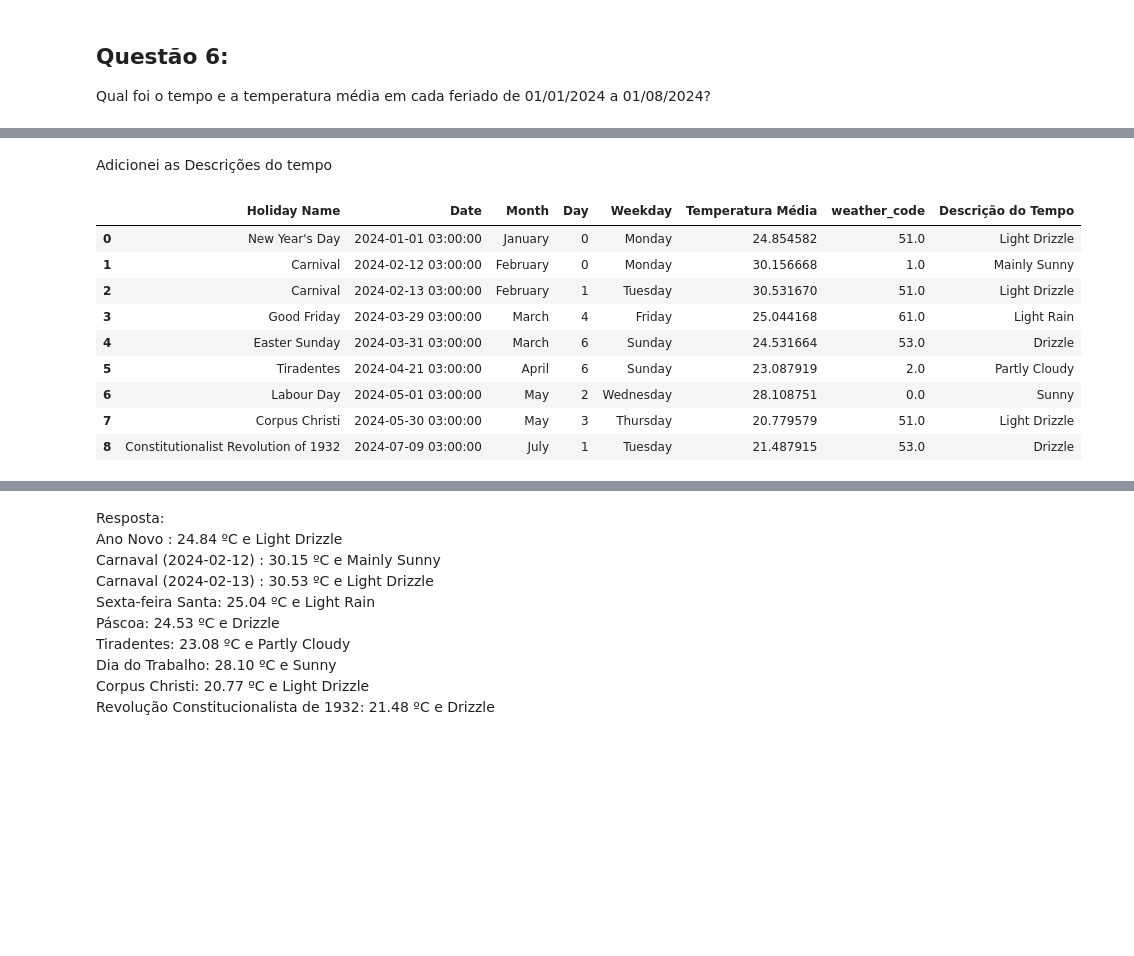
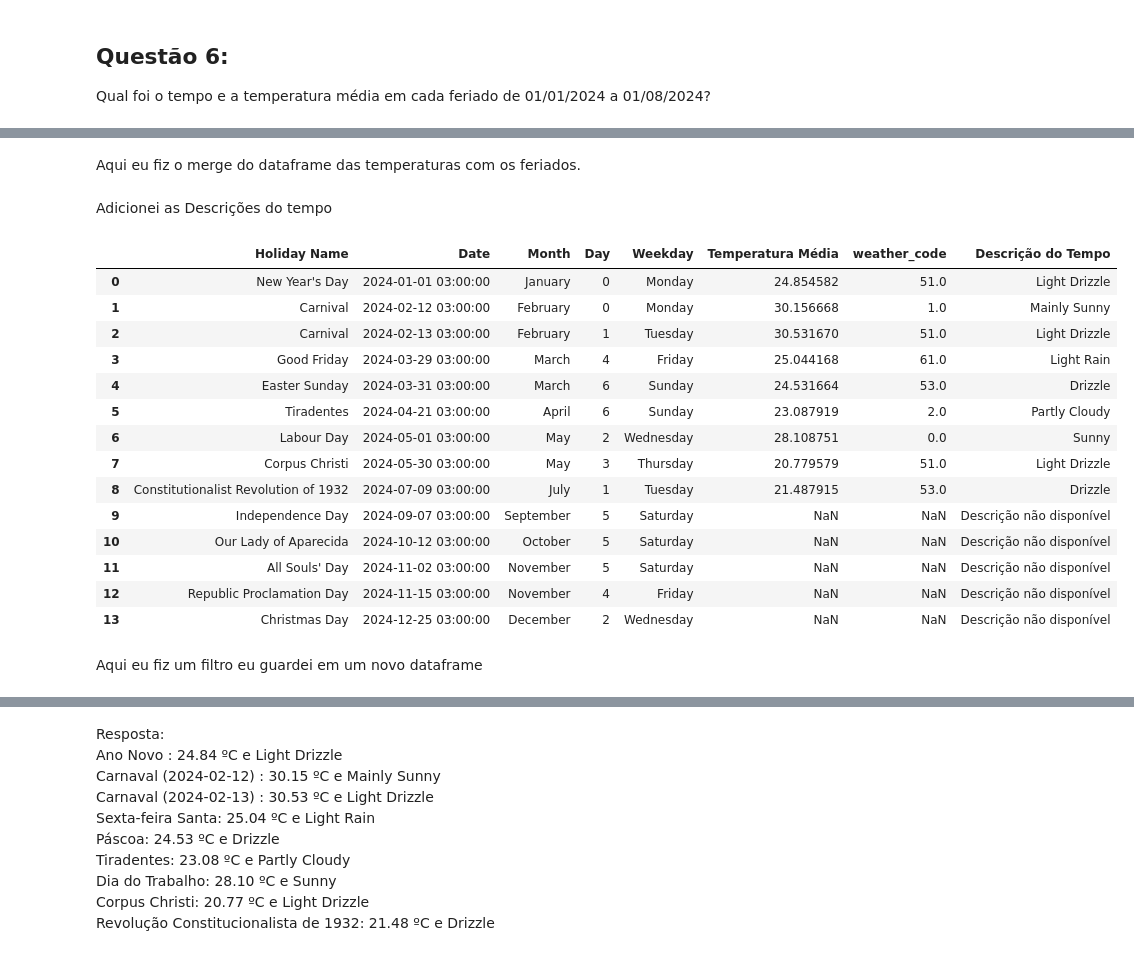
Before and after one commit to felipsants/emd-desafio-junior-data-scientist, a Jupyter notebook: analise_api.ipynb, the cells around one changed output, grey strips where cells are left out. Drawn from its saved outputs; the diff is of its cells as text; code cells hidden in the pictures; blank space fills up the shorter version.

```diff
--- a/analise_api.ipynb
+++ b/analise_api.ipynb
@@ -311,19 +287,28 @@ tirar o timezone da Data das temperaturas, porque alterava o resultado das tempe
+# %% [markdown]
+Aqui eu fiz o merge do dataframe das temperaturas com os feriados.
 # %%
-df_resultado_feriados = pd.merge(df_feriados_filtro, daily_dataframe[['Date', 'Temperatura Média', 'weather_code']], on='Date', how='left')
+df_feriados_temp = pd.merge(df_feriados, daily_dataframe[['Date', 'Temperatura Média', 'weather_code']], on='Date', how='left')
 # %% [markdown]
 Adicionei as Descrições do tempo
 # %%
-df_resultado_feriados['Descrição do Tempo'] = df_resultado_feriados['weather_code'].apply(lambda x: pegar_Descrição_JSON(x, 'day'))
+df_feriados_temp['Descrição do Tempo'] = df_feriados_temp['weather_code'].apply(lambda x: pegar_Descrição_JSON(x, 'day'))
-# %%
-df_resultado_feriados.tail(10)
-# %% [output]
-|  | Holiday Name | Date | Month | Day | Weekday | Temperatura Média | weather_code | Descrição do Tempo |
-| 0 | New Year's Day | 2024-01-01 03:00:00 | January | 0 | Monday | 24.854582 | 51.0 | Light Drizzle |
-| 1 | Carnival | 2024-02-12 03:00:00 | February | 0 | Monday | 30.156668 | 1.0 | Mainly Sunny |
-| 2 | Carnival | 2024-02-13 03:00:00 | February | 1 | Tuesday | 30.531670 | 51.0 | Light Drizzle |
-| 3 | Good Friday | 2024-03-29 03:00:00 | March | 4 | Friday | 25.044168 | 61.0 | Light Rain |
-| 4 | Easter Sunday | 2024-03-31 03:00:00 | March | 6 | Sunday | 24.531664 | 53.0 | Drizzle |
-| 5 | Tiradentes | 2024-04-21 03:00:00 | April | 6 | Sunday | 23.087919 | 2.0 | Partly Cloudy |
-| 6 | Labour Day | 2024-05-01 03:00:00 | May | 2 | Wednesday | 28.108751 | 0.0 | Sunny |
-| 7 | Corpus Christi | 2024-05-30 03:00:00 | May | 3 | Thursday | 20.779579 | 51.0 | Light Drizzle |
-| 8 | Constitutionalist Revolution of 1932 | 2024-07-09 03:00:00 | July | 1 | Tuesday | 21.487915 | 53.0 | Drizzle |
+# %%
+df_feriados_temp.tail(15)
+# %% [output]
+|  | Holiday Name | Date | Month | Day | Weekday | Temperatura Média | weather_code | Descrição do Tempo |
+| 0 | New Year's Day | 2024-01-01 03:00:00 | January | 0 | Monday | 24.854582 | 51.0 | Light Drizzle |
+| 1 | Carnival | 2024-02-12 03:00:00 | February | 0 | Monday | 30.156668 | 1.0 | Mainly Sunny |
+| 2 | Carnival | 2024-02-13 03:00:00 | February | 1 | Tuesday | 30.531670 | 51.0 | Light Drizzle |
+| 3 | Good Friday | 2024-03-29 03:00:00 | March | 4 | Friday | 25.044168 | 61.0 | Light Rain |
+| 4 | Easter Sunday | 2024-03-31 03:00:00 | March | 6 | Sunday | 24.531664 | 53.0 | Drizzle |
+| 5 | Tiradentes | 2024-04-21 03:00:00 | April | 6 | Sunday | 23.087919 | 2.0 | Partly Cloudy |
+| 6 | Labour Day | 2024-05-01 03:00:00 | May | 2 | Wednesday | 28.108751 | 0.0 | Sunny |
+| 7 | Corpus Christi | 2024-05-30 03:00:00 | May | 3 | Thursday | 20.779579 | 51.0 | Light Drizzle |
+| 8 | Constitutionalist Revolution of 1932 | 2024-07-09 03:00:00 | July | 1 | Tuesday | 21.487915 | 53.0 | Drizzle |
+| 9 | Independence Day | 2024-09-07 03:00:00 | September | 5 | Saturday | NaN | NaN | Descrição não disponível |
+| 10 | Our Lady of Aparecida | 2024-10-12 03:00:00 | October | 5 | Saturday | NaN | NaN | Descrição não disponível |
+| 11 | All Souls' Day | 2024-11-02 03:00:00 | November | 5 | Saturday | NaN | NaN | Descrição não disponível |
+| 12 | Republic Proclamation Day | 2024-11-15 03:00:00 | November | 4 | Friday | NaN | NaN | Descrição não disponível |
+| 13 | Christmas Day | 2024-12-25 03:00:00 | December | 2 | Wednesday | NaN | NaN | Descrição não disponível |
+# %% [markdown]
+Aqui eu fiz um filtro eu guardei em um novo dataframe
```
Also changed, not shown: parts of 12 cells of this notebook.
